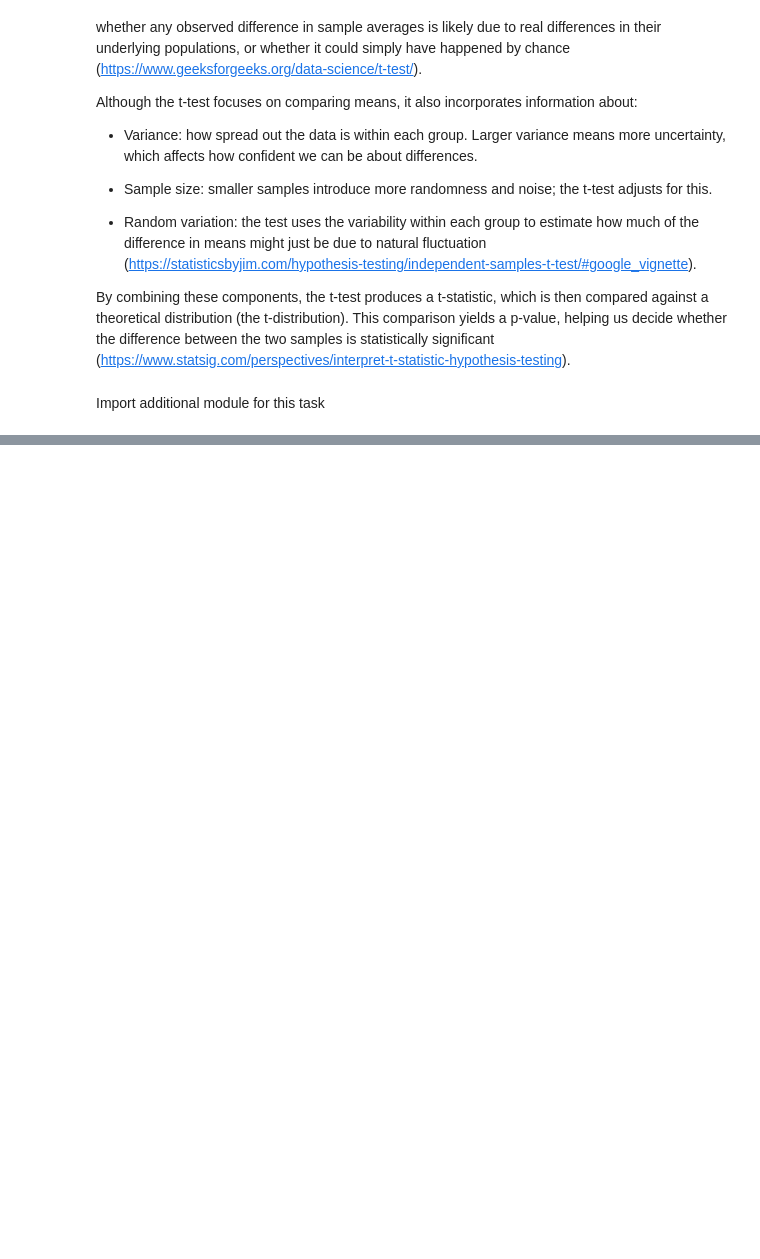
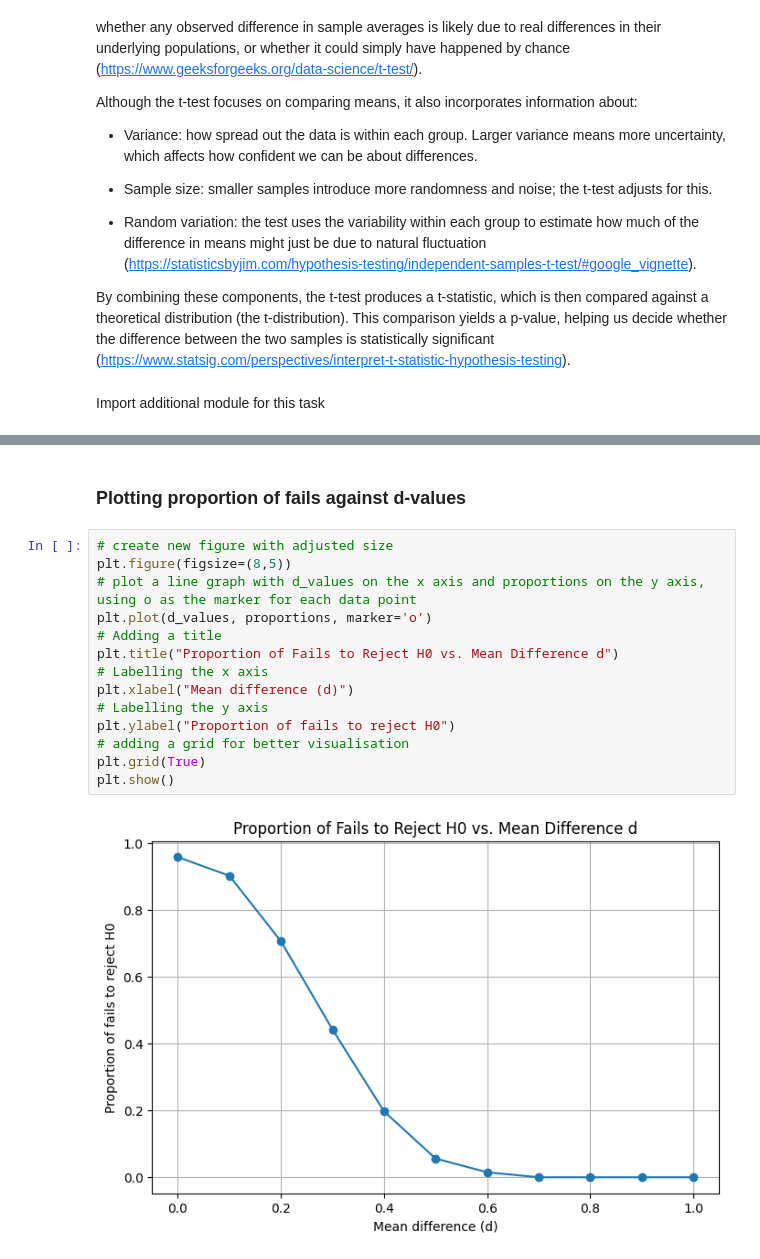
Before and after one commit to MylesHenehan/applied-statistics, a Jupyter notebook: problems.ipynb, the cells around one changed output, grey strips where cells are left out. Drawn from its saved outputs; the diff is of its cells as text; blank space fills up the shorter version.

Commit message:
problem 3: adding simulation to repeat 1000 times, and plotting proportion of failures to reject H0 over d-values

```diff
--- a/problems.ipynb
+++ b/problems.ipynb
@@ -385,0 +391,18 @@ p-value = 7.066186335681856e-11
+# %% [markdown]
+### Plotting proportion of fails against d-values
+# %%
+# create new figure with adjusted size
+plt.figure(figsize=(8,5))
+# plot a line graph with d_values on the x axis and proportions on the y axis, using o as the marker for each data point
+plt.plot(d_values, proportions, marker='o')
+# Adding a title
+plt.title("Proportion of Fails to Reject H0 vs. Mean Difference d")
+# Labelling the x axis
+plt.xlabel("Mean difference (d)")
+# Labelling the y axis
+plt.ylabel("Proportion of fails to reject H0")
+# adding a grid for better visualisation
+plt.grid(True)
+plt.show()
+# %% [output]
+[figure, added]
```
Also changed, not shown: parts of 16 cells of this notebook, 1 other file.
